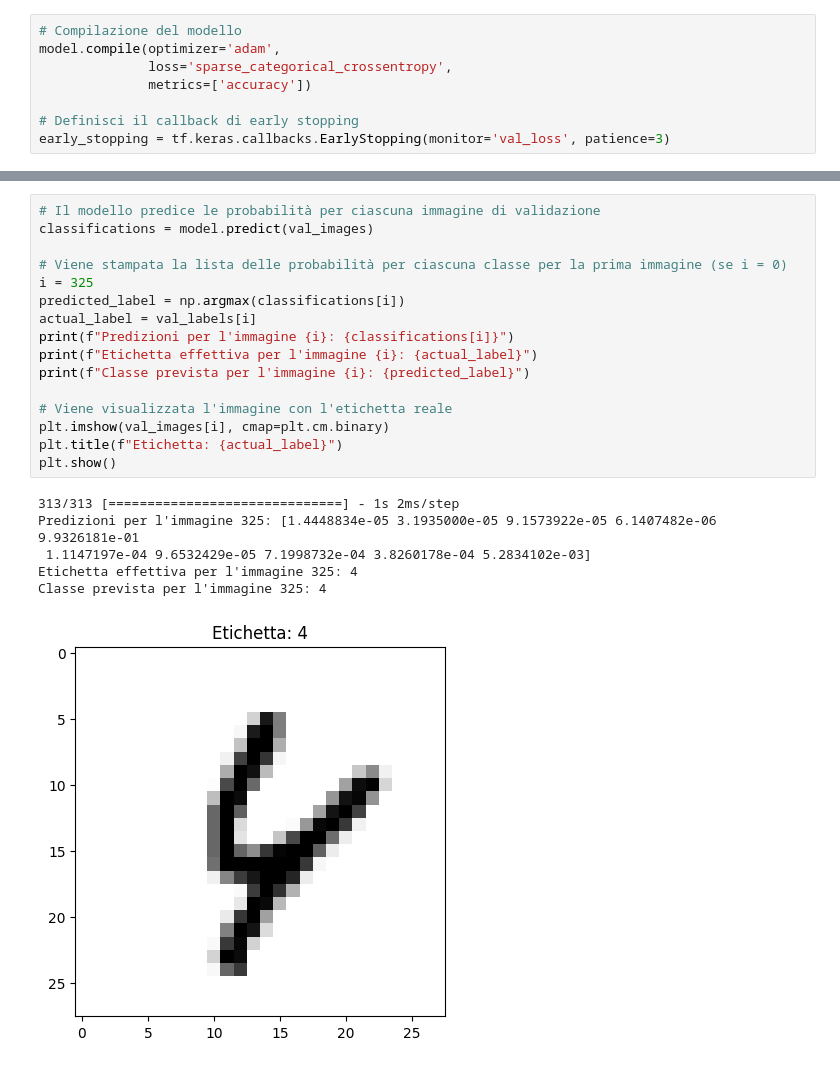
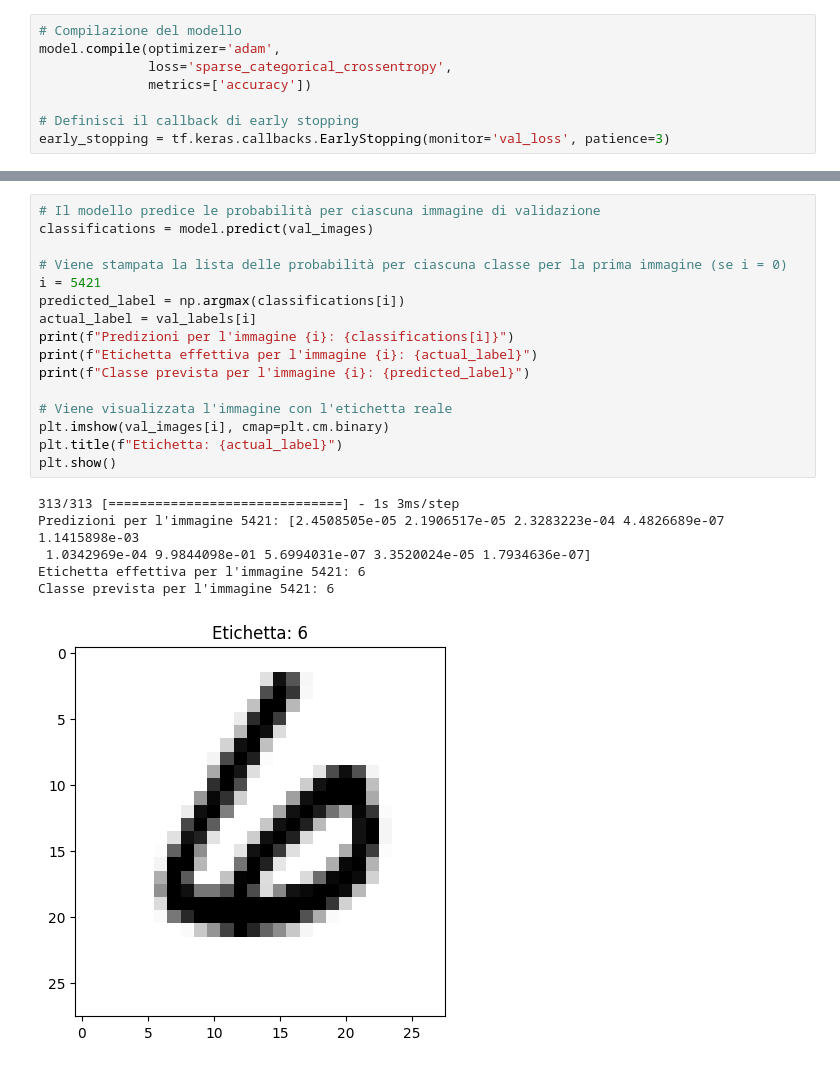
Before and after one commit to bemakerorg/AIoT_Book_RF, a Jupyter notebook: AIoT_RF_Book_ES_10.ipynb, the cells around one changed output, grey strips where cells are left out. Drawn from its saved outputs; the diff is of its cells as text.

```diff
--- a/AIoT_RF_Book_ES_10.ipynb
+++ b/AIoT_RF_Book_ES_10.ipynb
@@ -101,26 +113,26 @@ plt.show()
 # %%
 # Il modello predice le probabilità per ciascuna immagine di validazione
 classifications = model.predict(val_images)
 
 # Viene stampata la lista delle probabilità per ciascuna classe per la prima immagine (se i = 0)
-i = 325
+i = 5421
 predicted_label = np.argmax(classifications[i])
 actual_label = val_labels[i]
 print(f"Predizioni per l'immagine {i}: {classifications[i]}")
 print(f"Etichetta effettiva per l'immagine {i}: {actual_label}")
 print(f"Classe prevista per l'immagine {i}: {predicted_label}")
 
 # Viene visualizzata l'immagine con l'etichetta reale
 plt.imshow(val_images[i], cmap=plt.cm.binary)
 plt.title(f"Etichetta: {actual_label}")
 plt.show()
 # %% [output]
-313/313 [==============================] - 1s 2ms/step
-Predizioni per l'immagine 325: [1.4448834e-05 3.1935000e-05 9.1573922e-05 6.1407482e-06 9.9326181e-01
- 1.1147197e-04 9.6532429e-05 7.1998732e-04 3.8260178e-04 5.2834102e-03]
-Etichetta effettiva per l'immagine 325: 4
-Classe prevista per l'immagine 325: 4
+313/313 [==============================] - 1s 3ms/step
+Predizioni per l'immagine 5421: [2.4508505e-05 2.1906517e-05 2.3283223e-04 4.4826689e-07 1.1415898e-03
+ 1.0342969e-04 9.9844098e-01 5.6994031e-07 3.3520024e-05 1.7934636e-07]
+Etichetta effettiva per l'immagine 5421: 6
+Classe prevista per l'immagine 5421: 6
-[figure, old version]
+[figure, new version]
 # %%
 # Grafico ad istogrammi delle probabilità per ciascuna classe
 plt.figure(figsize=(10, 6))
```
Also changed, not shown: parts of 5 cells of this notebook.
